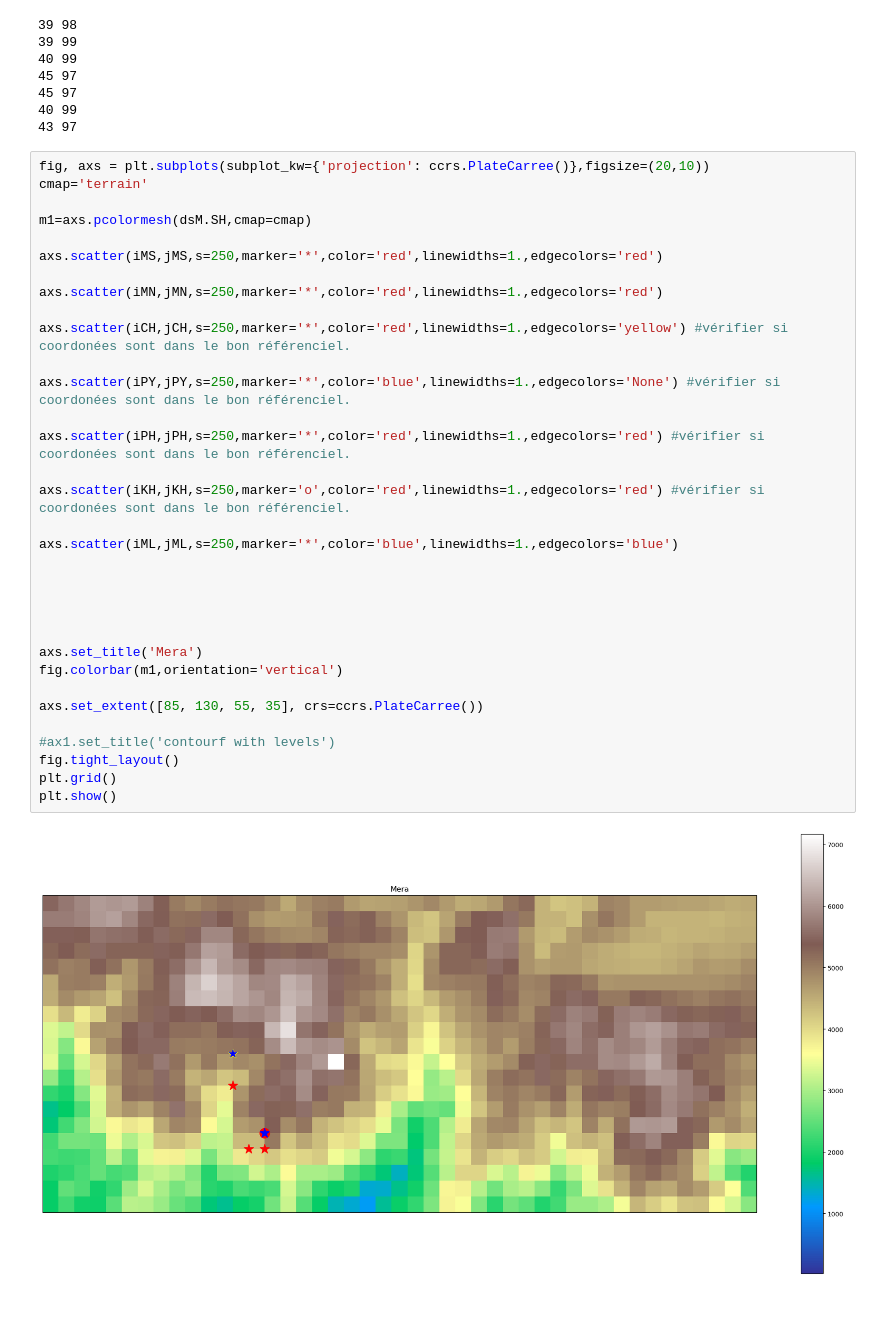
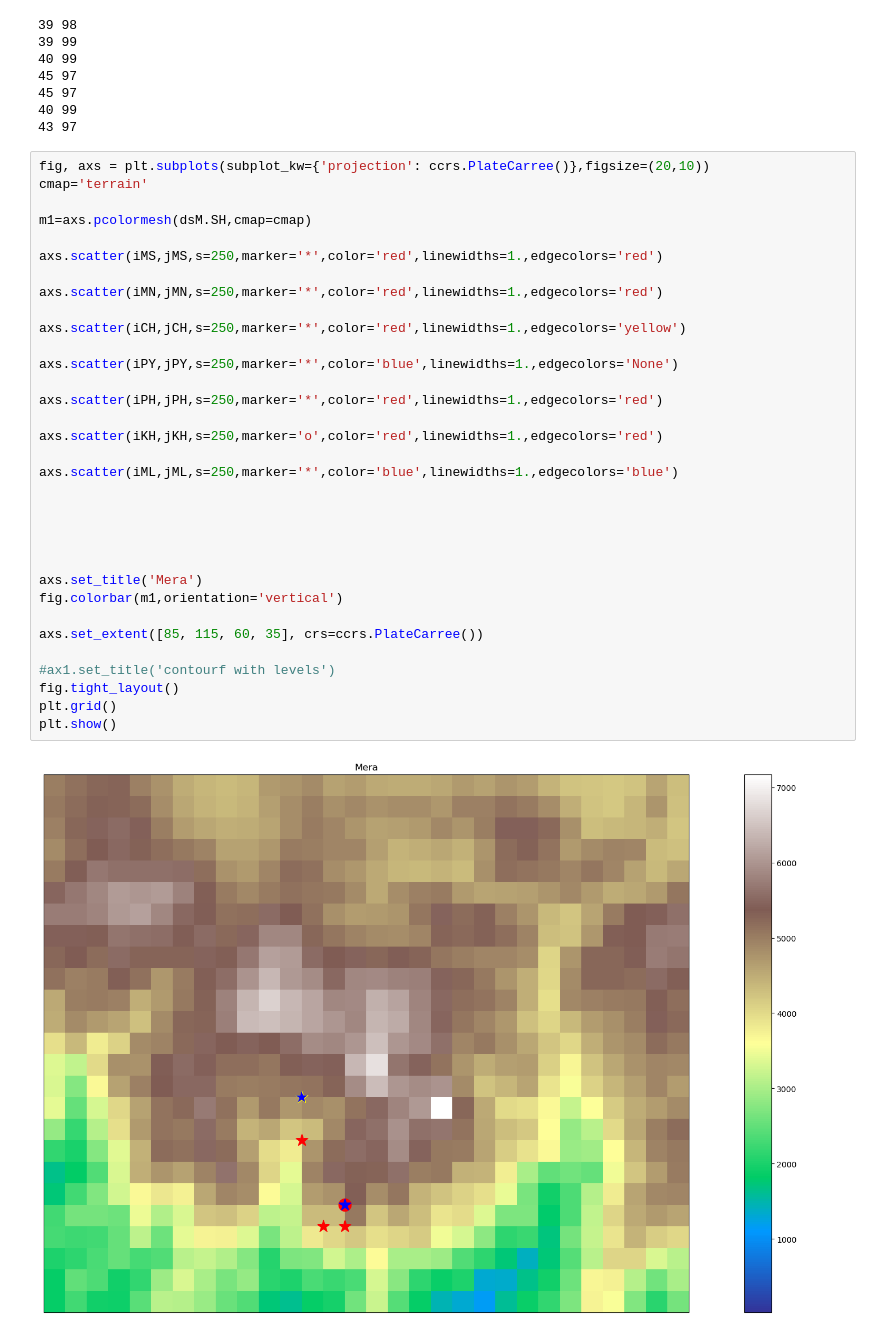
Before and after one commit to Andeol-ramb/MAR_HMA_GLACIOCLIM_Comparisons, a Jupyter notebook: MAP_Stations_Glacioclim.ipynb, the cells around one changed output. Drawn from its saved outputs; the diff is of its cells as text; blank space fills up the shorter version.

```diff
--- a/MAP_Stations_Glacioclim.ipynb
+++ b/MAP_Stations_Glacioclim.ipynb
@@ -151,35 +151,35 @@ print(jPH, iPH)
 # %%
 fig, axs = plt.subplots(subplot_kw={'projection': ccrs.PlateCarree()},figsize=(20,10))
 cmap='terrain'
 
 m1=axs.pcolormesh(dsM.SH,cmap=cmap)
 
 axs.scatter(iMS,jMS,s=250,marker='*',color='red',linewidths=1.,edgecolors='red')
 
 axs.scatter(iMN,jMN,s=250,marker='*',color='red',linewidths=1.,edgecolors='red')
 
-axs.scatter(iCH,jCH,s=250,marker='*',color='red',linewidths=1.,edgecolors='yellow') #vérifier si coordonées sont dans le bon référenciel.
+axs.scatter(iCH,jCH,s=250,marker='*',color='red',linewidths=1.,edgecolors='yellow')
 
-axs.scatter(iPY,jPY,s=250,marker='*',color='blue',linewidths=1.,edgecolors='None') #vérifier si coordonées sont dans le bon référenciel.
+axs.scatter(iPY,jPY,s=250,marker='*',color='blue',linewidths=1.,edgecolors='None')
 
-axs.scatter(iPH,jPH,s=250,marker='*',color='red',linewidths=1.,edgecolors='red') #vérifier si coordonées sont dans le bon référenciel.
+axs.scatter(iPH,jPH,s=250,marker='*',color='red',linewidths=1.,edgecolors='red')
 
-axs.scatter(iKH,jKH,s=250,marker='o',color='red',linewidths=1.,edgecolors='red') #vérifier si coordonées sont dans le bon référenciel.
+axs.scatter(iKH,jKH,s=250,marker='o',color='red',linewidths=1.,edgecolors='red')
 
 axs.scatter(iML,jML,s=250,marker='*',color='blue',linewidths=1.,edgecolors='blue')
 
 
 
 
 
 axs.set_title('Mera')
 fig.colorbar(m1,orientation='vertical')
 
-axs.set_extent([85, 130, 55, 35], crs=ccrs.PlateCarree())
+axs.set_extent([85, 115, 60, 35], crs=ccrs.PlateCarree())
 
 #ax1.set_title('contourf with levels')
 fig.tight_layout()
 plt.grid()
 plt.show()
 # %% [output]
-[figure, old version]
+[figure, new version]
```
Also changed, not shown: parts of 3 cells of this notebook.
